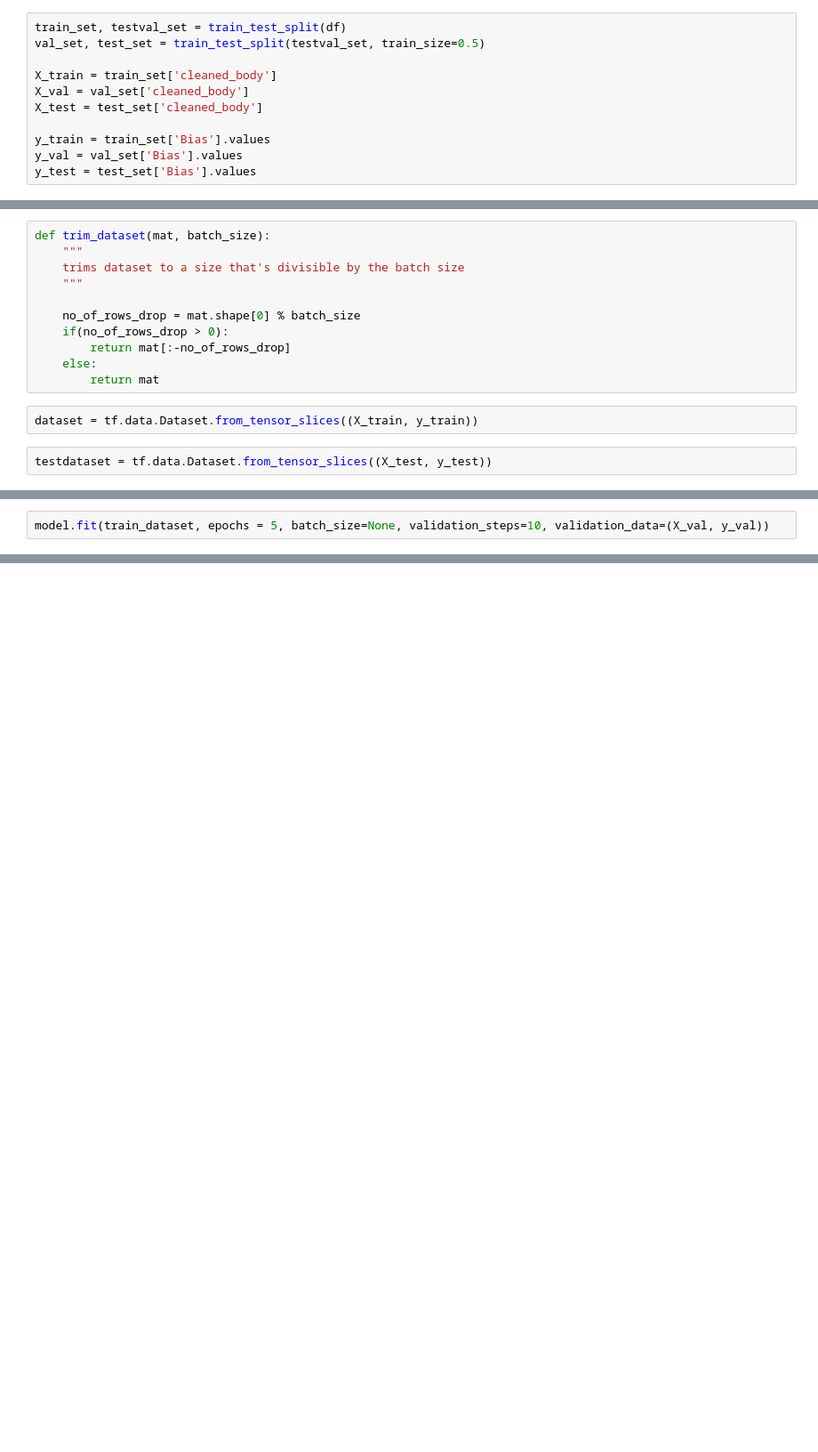
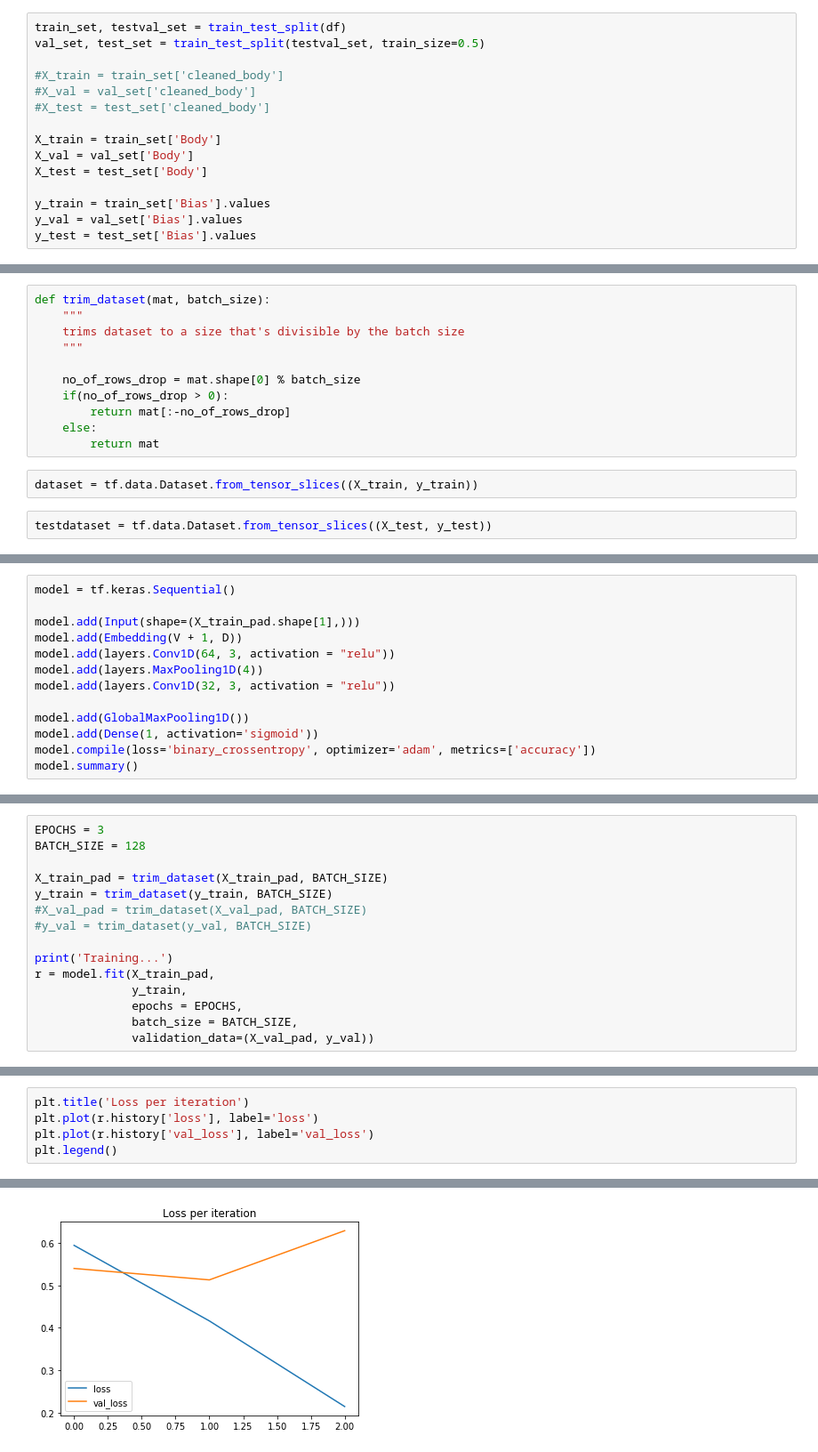
Before and after one commit to anitailango/affinity, a Jupyter notebook: backend/notebooks/CNN Classifier.ipynb, the cells around one changed output, grey strips where cells are left out. Shown at 89% size. Saved outputs shown, nothing was run; the diff lists cells and outputs as text; blank space fills up the shorter version.

```diff
--- a/backend/notebooks/CNN Classifier.ipynb
+++ b/backend/notebooks/CNN Classifier.ipynb
@@ -61,9 +75,13 @@ df = df.drop(columns=['Body'])
 train_set, testval_set = train_test_split(df)
 val_set, test_set = train_test_split(testval_set, train_size=0.5)
 
-X_train = train_set['cleaned_body']
-X_val = val_set['cleaned_body']
-X_test = test_set['cleaned_body']
+#X_train = train_set['cleaned_body']
+#X_val = val_set['cleaned_body']
+#X_test = test_set['cleaned_body']
+
+X_train = train_set['Body']
+X_val = val_set['Body']
+X_test = test_set['Body']
 
 y_train = train_set['Bias'].values
 y_val = val_set['Bias'].values
@@ -168,2 +130,0 @@ train_dataset = dataset.shuffle(len(df)).batch(1)
-# %%
-model.fit(train_dataset, epochs = 5, batch_size=None, validation_steps=10, validation_data=(X_val, y_val))
@@ -172,0 +156,13 @@ Epoch 1/5
+# %%
+model = tf.keras.Sequential()
+
+model.add(Input(shape=(X_train_pad.shape[1],)))
+model.add(Embedding(V + 1, D))
+model.add(layers.Conv1D(64, 3, activation = "relu"))
+model.add(layers.MaxPooling1D(4))
+model.add(layers.Conv1D(32, 3, activation = "relu"))
+
+model.add(GlobalMaxPooling1D())
+model.add(Dense(1, activation='sigmoid'))
+model.compile(loss='binary_crossentropy', optimizer='adam', metrics=['accuracy'])
+model.summary()
@@ -172,0 +198,15 @@ Epoch 1/5
+# %%
+EPOCHS = 3
+BATCH_SIZE = 128
+
+X_train_pad = trim_dataset(X_train_pad, BATCH_SIZE)
+y_train = trim_dataset(y_train, BATCH_SIZE)
+#X_val_pad = trim_dataset(X_val_pad, BATCH_SIZE)
+#y_val = trim_dataset(y_val, BATCH_SIZE)
+
+print('Training...')
+r = model.fit(X_train_pad,
+              y_train,
+              epochs = EPOCHS,
+              batch_size = BATCH_SIZE,
+              validation_data=(X_val_pad, y_val))
@@ -172,0 +222,6 @@ Epoch 1/5
+# %%
+plt.title('Loss per iteration')
+plt.plot(r.history['loss'], label='loss')
+plt.plot(r.history['val_loss'], label='val_loss')
+plt.legend()
+# %% [output]
@@ -172,0 +229 @@ Epoch 1/5
+[figure, added]
```
Also changed, not shown: parts of 29 cells of this notebook.
